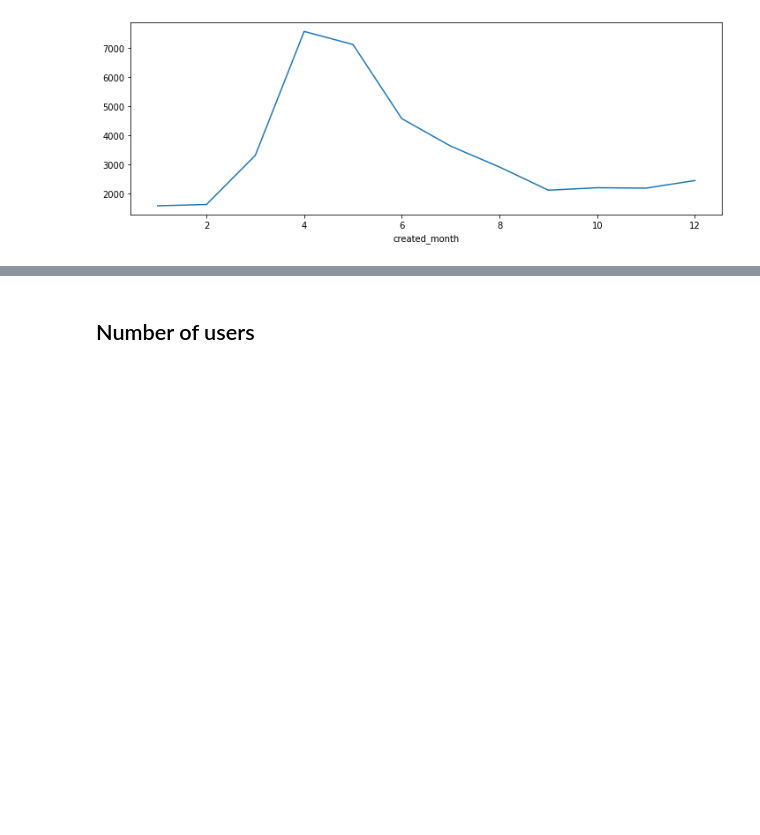
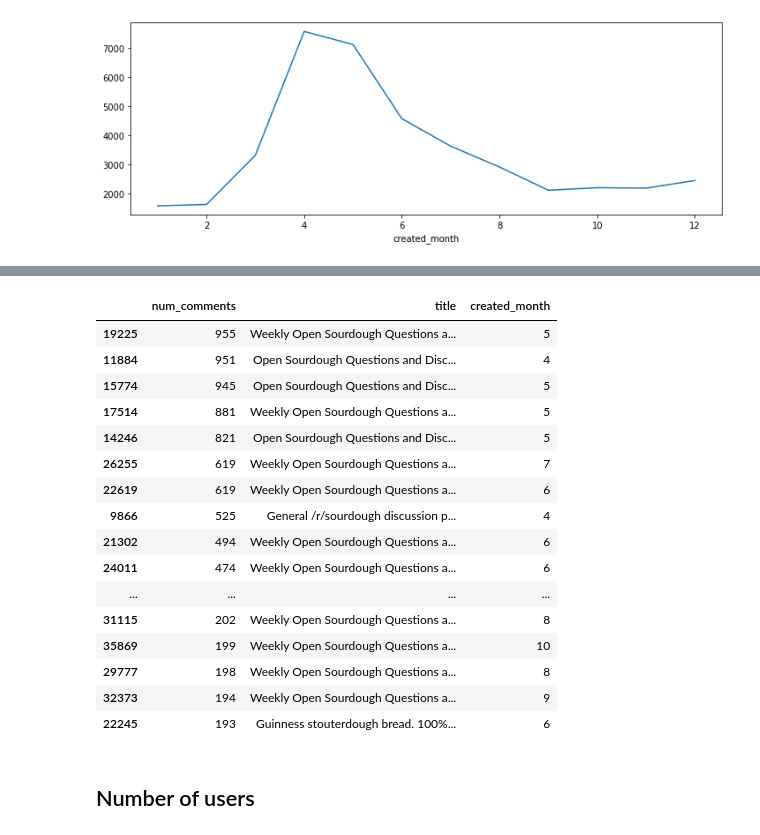
Before and after one commit to Lisa-Ho/breadit, a Jupyter notebook: notebooks/lockdown-baking-part-2-data-cleaning-classification.ipynb, the cells around one changed output, grey strips where cells are left out. Cells and saved outputs as stored; diff of their text form; code cells hidden in the pictures; blank space fills up the shorter version.

```diff
--- a/notebooks/lockdown-baking-part-2-data-cleaning-classification.ipynb
+++ b/notebooks/lockdown-baking-part-2-data-cleaning-classification.ipynb
@@ -418,3 +410,30 @@ df.groupby("created_month")["id"].count().plot(kind='line', figsize=(12,4))
+# %%
+#look at posts with highest number of comments
+comments = df[["num_comments", "title", "created_month"]].sort_values(by="num_comments", ascending=False).head(30)
+
+#save output
+comments.to_csv(".//data/charts/top30-posts-by-comments.csv", index=False)
+
+#display
+comments
+# %% [output]
+|  | num_comments | title | created_month |
+| 19225 | 955 | Weekly Open Sourdough Questions a... | 5 |
+| 11884 | 951 | Open Sourdough Questions and Disc... | 4 |
+| 15774 | 945 | Open Sourdough Questions and Disc... | 5 |
+| 17514 | 881 | Weekly Open Sourdough Questions a... | 5 |
+| 14246 | 821 | Open Sourdough Questions and Disc... | 5 |
+| 26255 | 619 | Weekly Open Sourdough Questions a... | 7 |
+| 22619 | 619 | Weekly Open Sourdough Questions a... | 6 |
+| 9866 | 525 | General /r/sourdough discussion p... | 4 |
+| 21302 | 494 | Weekly Open Sourdough Questions a... | 6 |
+| 24011 | 474 | Weekly Open Sourdough Questions a... | 6 |
+| ... | ... | ... | ... |
+| 31115 | 202 | Weekly Open Sourdough Questions a... | 8 |
+| 35869 | 199 | Weekly Open Sourdough Questions a... | 10 |
+| 29777 | 198 | Weekly Open Sourdough Questions a... | 8 |
+| 32373 | 194 | Weekly Open Sourdough Questions a... | 9 |
+| 22245 | 193 | Guinness stouterdough bread. 100%... | 6 |
 # %% [markdown]
 ## Number of users
 # %% [markdown]
```
Also changed, not shown: parts of 10 cells of this notebook.
